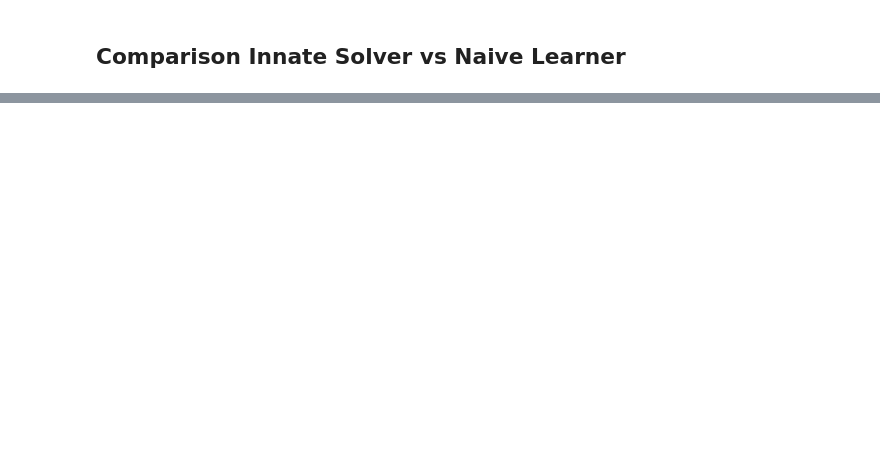
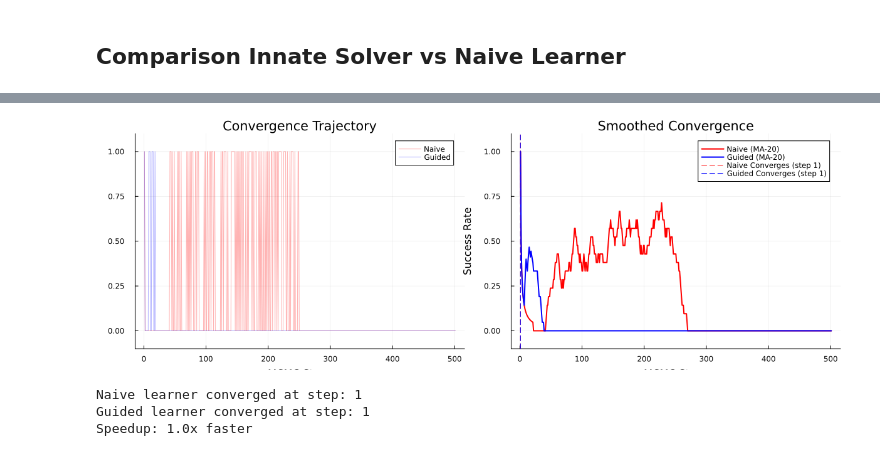
Before and after one commit to vitoratcacamargo/aom, a Jupyter notebook: notebooks/ug_genmodel_v0.ipynb, the cells around one changed output, grey strips where cells are left out. Cells and saved outputs as stored; diff of their text form; code cells hidden in the pictures; blank space fills up the shorter version.

```diff
--- a/notebooks/ug_genmodel_v0.ipynb
+++ b/notebooks/ug_genmodel_v0.ipynb
@@ -781,0 +616,76 @@ Average Accuracy: 73.8%
+# %%
+function compute_convergence_metrics(param_history, target)
+    n_steps = length(param_history[:hd])
+    cumulative_correct = zeros(n_steps)
+
+    for step in 1:n_steps
+        all_correct = (param_history[:hd][step] == target.hd &&
+                      param_history[:sd][step] == target.sd &&
+                      param_history[:ao][step] == target.ao &&
+                      param_history[:wh][step] == target.wh)
+        cumulative_correct[step] = all_correct ? 1.0 : 0.0
+    end
+
+    # Find first convergence
+    first_correct = findfirst(x -> x == 1.0, cumulative_correct)
+    convergence_step = first_correct === nothing ? n_steps : first_correct
+
+    # Compute moving average
+    window = 20
+    moving_avg = [mean(cumulative_correct[max(1, i-window):i]) for i in 1:n_steps]
+
+    return cumulative_correct, moving_avg, convergence_step
+end
+
+naive_correct, naive_mavg, naive_conv = compute_convergence_metrics(naive_params, target_theta)
+guided_correct, guided_mavg, guided_conv = compute_convergence_metrics(guided_params, target_theta)
+
+p = plot(layout=(1,2), size=(1200, 400))
+
+# Raw convergence
+plot!(p[1], naive_correct,
+      label="Naive",
+      color=:red,
+      alpha=0.3,
+      title="Convergence Trajectory",
+      xlabel="MCMC Steps",
+      ylabel="All Parameters Correct?",
+      ylim=(-0.1, 1.1))
+plot!(p[1], guided_correct,
+      label="Guided",
+      color=:blue,
+      alpha=0.3)
+
+# Moving average
+plot!(p[2], naive_mavg,
+      label="Naive (MA-20)",
+      color=:red,
+      linewidth=2,
+      title="Smoothed Convergence",
+      xlabel="MCMC Steps",
+      ylabel="Success Rate",
+      ylim=(-0.1, 1.1))
+plot!(p[2], guided_mavg,
+      label="Guided (MA-20)",
+      color=:blue,
+      linewidth=2)
+
+# Add convergence markers
+vline!(p[2], [naive_conv],
+       label="Naive Converges (step $naive_conv)",
+       color=:red,
+       linestyle=:dash)
+vline!(p[2], [guided_conv],
+       label="Guided Converges (step $guided_conv)",
+       color=:blue,
+       linestyle=:dash)
+
+display(p)
+println("Naive learner converged at step: $naive_conv")
+println("Guided learner converged at step: $guided_conv")
+println("Speedup: $(round(naive_conv / guided_conv, digits=2))x faster")
+# %% [output]
+[figure, added]
+Naive learner converged at step: 1
+Guided learner converged at step: 1
+Speedup: 1.0x faster
```
Also changed, not shown: parts of 24 cells of this notebook, 2 other files.
